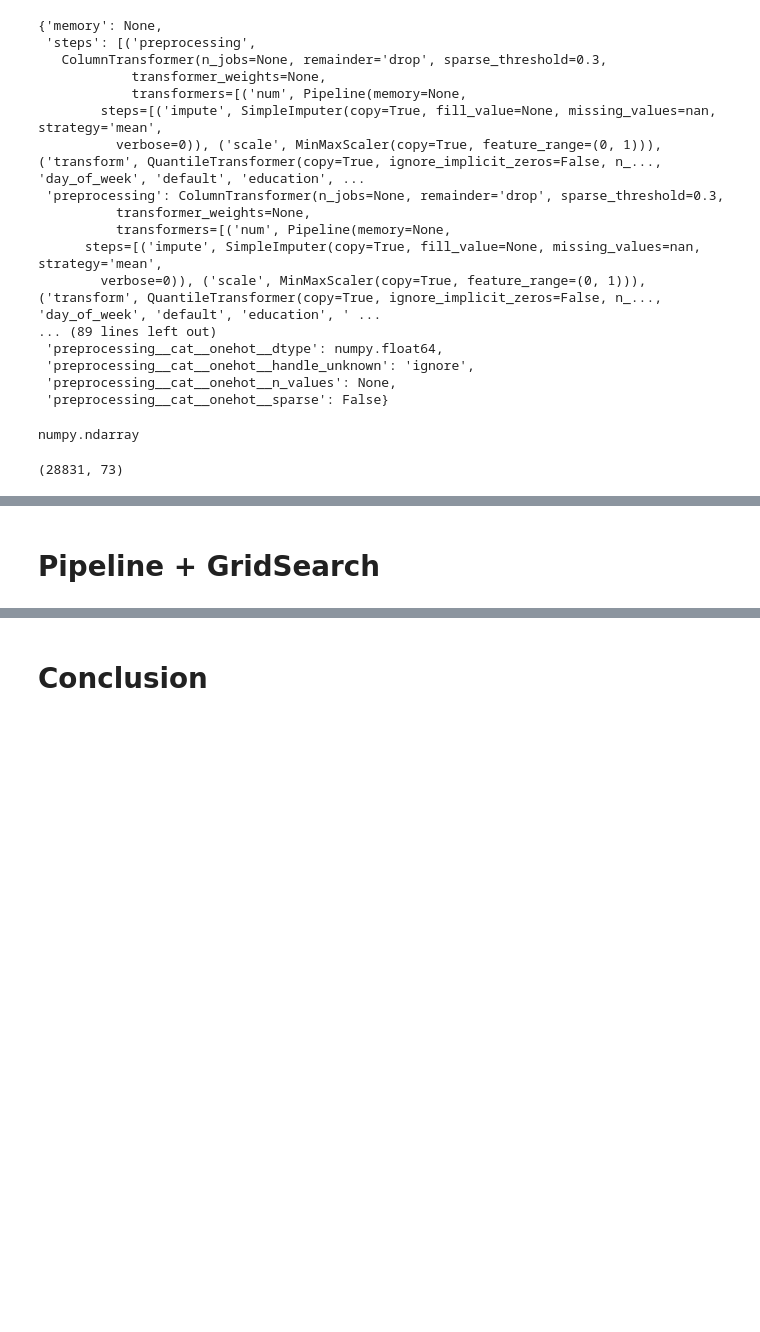
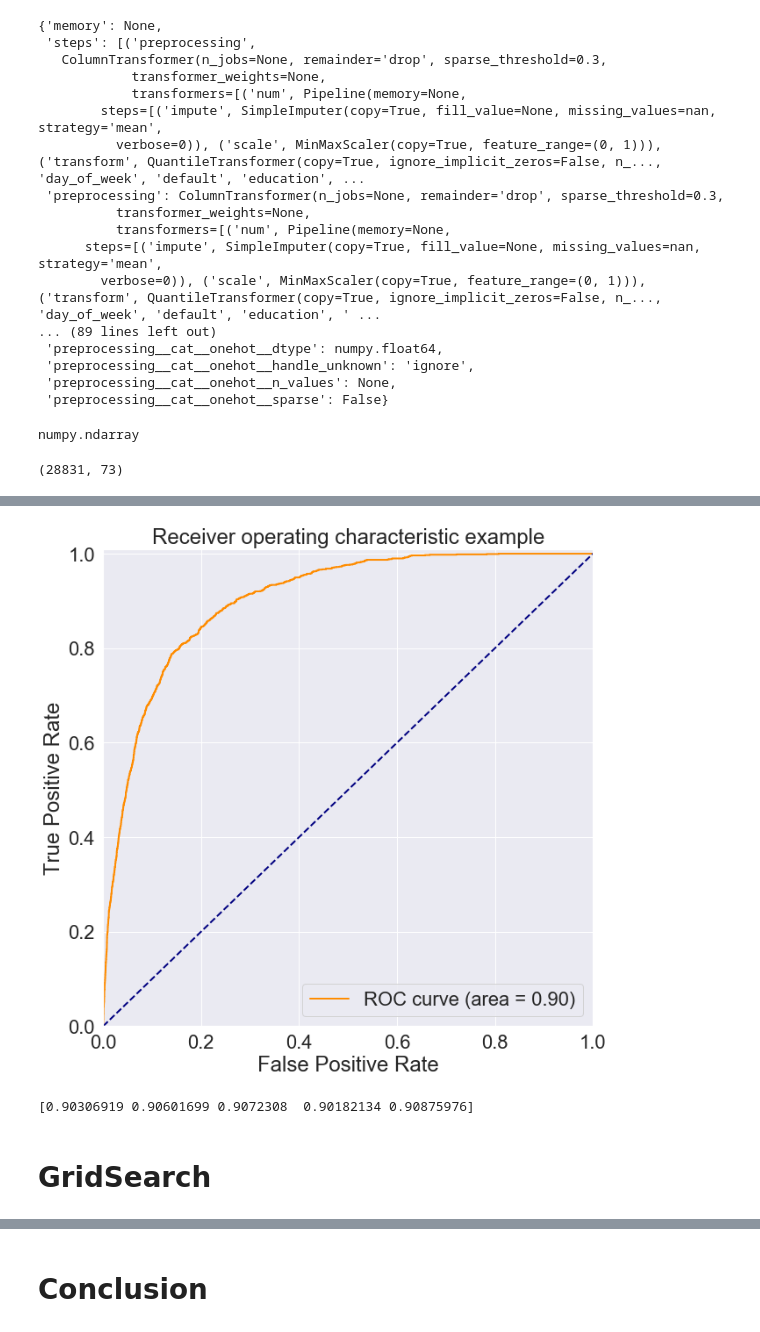
Before and after one commit to IooHooI/DATA_PREPARATION, a Jupyter notebook: notebooks/PIPELINES.ipynb, the cells around one changed output, grey strips where cells are left out. Drawn from its saved outputs; the diff is of its cells as text; code cells hidden in the pictures; blank space fills up the shorter version.

```diff
--- a/notebooks/PIPELINES.ipynb
+++ b/notebooks/PIPELINES.ipynb
@@ -404,0 +419,9 @@ all_features_transformed.shape
+# %%
+classifier_pipeline = Pipeline(
+    steps=[
+        ('preprocessing', preprocessor),
+        ('classify', CustomClassifier(base=LogisticRegression()))
+    ]
+)
+# %%
+classifier_pipeline.fit(X_train, y_train)
@@ -405,2 +436,23 @@ all_features_transformed.shape
+# %%
+y_pred = classifier_pipeline.predict_proba(X_test)
+# %%
+fpr, tpr, _ = roc_curve(y_test, y_pred[:, 1])
+# %%
+plt.figure(figsize=(10, 10))
+plt.plot(fpr, tpr, color='darkorange', lw=2, label='ROC curve (area = %0.2f)' % auc(fpr, tpr))
+plt.plot([0, 1], [0, 1], color='navy', lw=2, linestyle='--')
+plt.xlim([0.0, 1.0])
+plt.ylim([0.0, 1.01])
+plt.xlabel('False Positive Rate')
+plt.ylabel('True Positive Rate')
+plt.title('Receiver operating characteristic example')
+plt.legend(loc="lower right")
+plt.show()
+# %% [output]
+[figure, added]
+# %%
+print(cross_val_score(classifier_pipeline, X_train, y_train, cv=5))
+# %% [output]
+[0.90306919 0.90601699 0.9072308  0.90182134 0.90875976]
 # %% [markdown]
-# Pipeline + GridSearch
+# GridSearch
```
Also changed, not shown: parts of 27 cells of this notebook, 6 other files.
